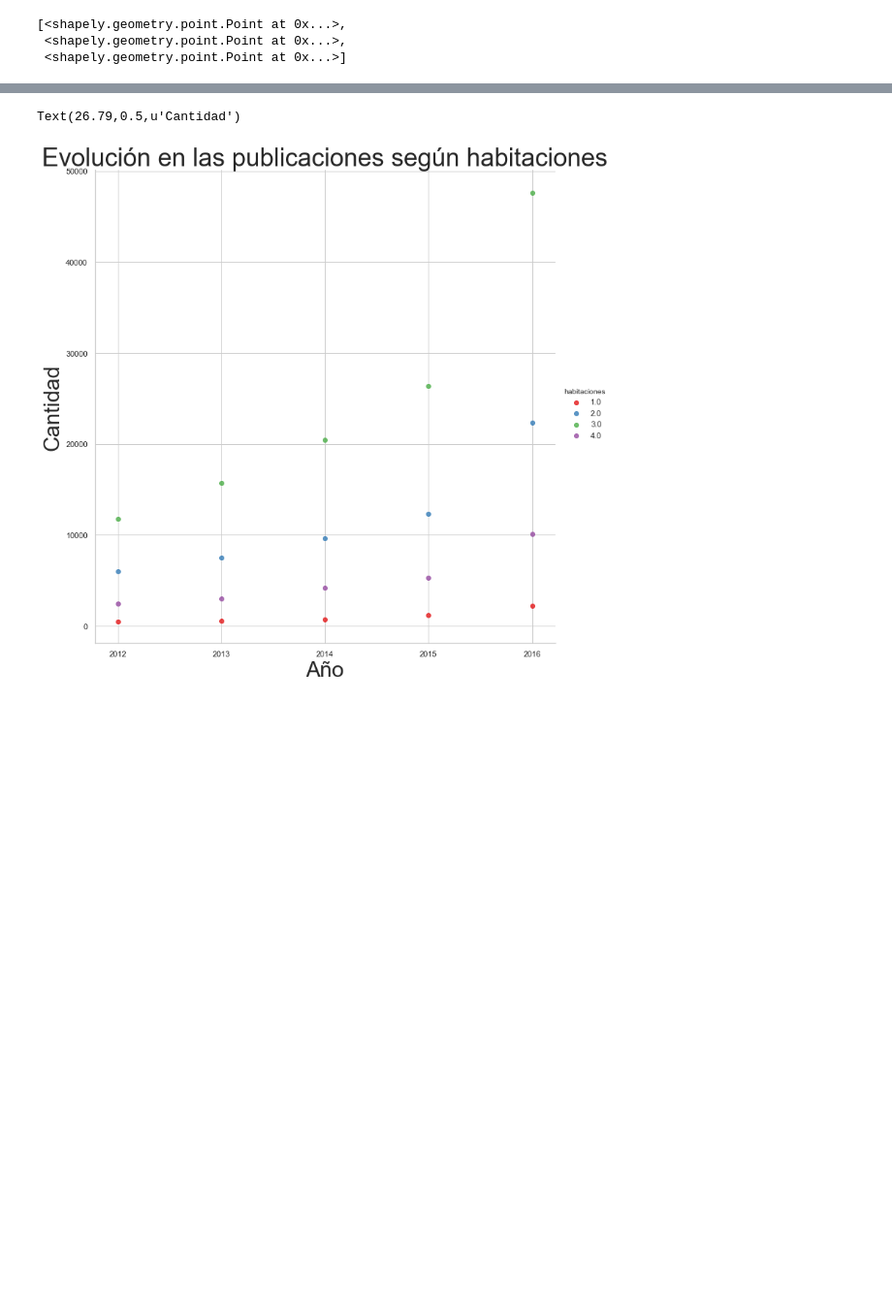
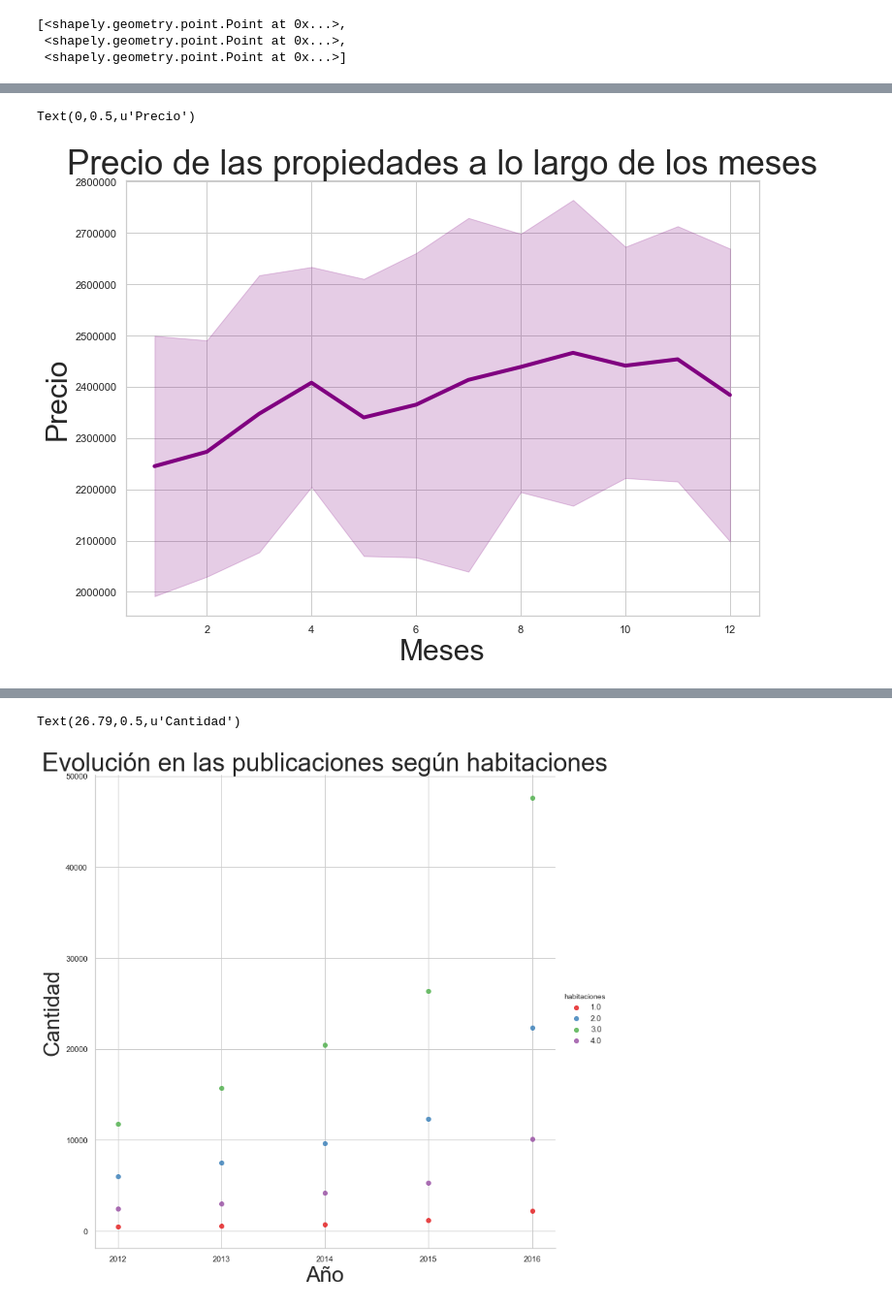
Before and after one commit to patopizzini/Organizacion_Datos_2C2019, a Jupyter notebook: TP1/TP1 Andres.ipynb, the cells around one changed output, grey strips where cells are left out. Shown: that part at 97% size. Cells and saved outputs as stored; diff of their text form; code cells hidden in the pictures; blank space fills up the shorter version.

```diff
--- a/TP1/TP1 Andres.ipynb
+++ b/TP1/TP1 Andres.ipynb
@@ -902,0 +174,15 @@ asdasd.loc[asdasd.ciudad.str.contains('Mérida', na=False), 'ciudad'] = 'Merida'
+# %%
+# Tamaño para hojas A4.
+fig, ax = plt.subplots()
+fig.set_size_inches(11.7, 8.27)
+eventsASD = datos_principales.groupby(['anio','mes']).mean()[['precio']].reset_index()
+sns.lineplot(x="mes", y="precio", data=eventsASD, markers=True, dashes=False, color='purple')
+ax = plt.gca()
+ax.lines[0].set_linestyle("-")
+ax.lines[0].set_linewidth(4)
+ax.set_title(u"Precio de las propiedades a lo largo de los meses", fontsize=35)
+ax.set_xlabel(u"Meses",fontsize=30)
+ax.set_ylabel(u"Precio", fontsize=30)
+# %% [output]
+Text(0,0.5,u'Precio')
+[figure, added]
```
Also changed, not shown: parts of 108 cells of this notebook.
